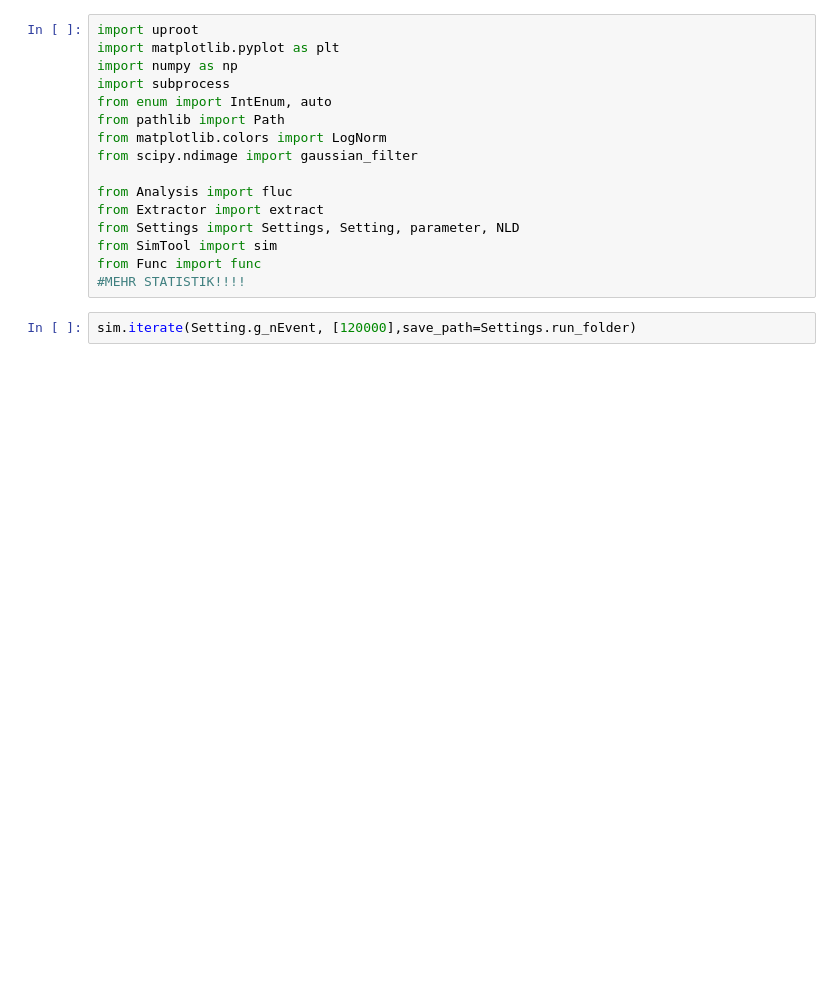
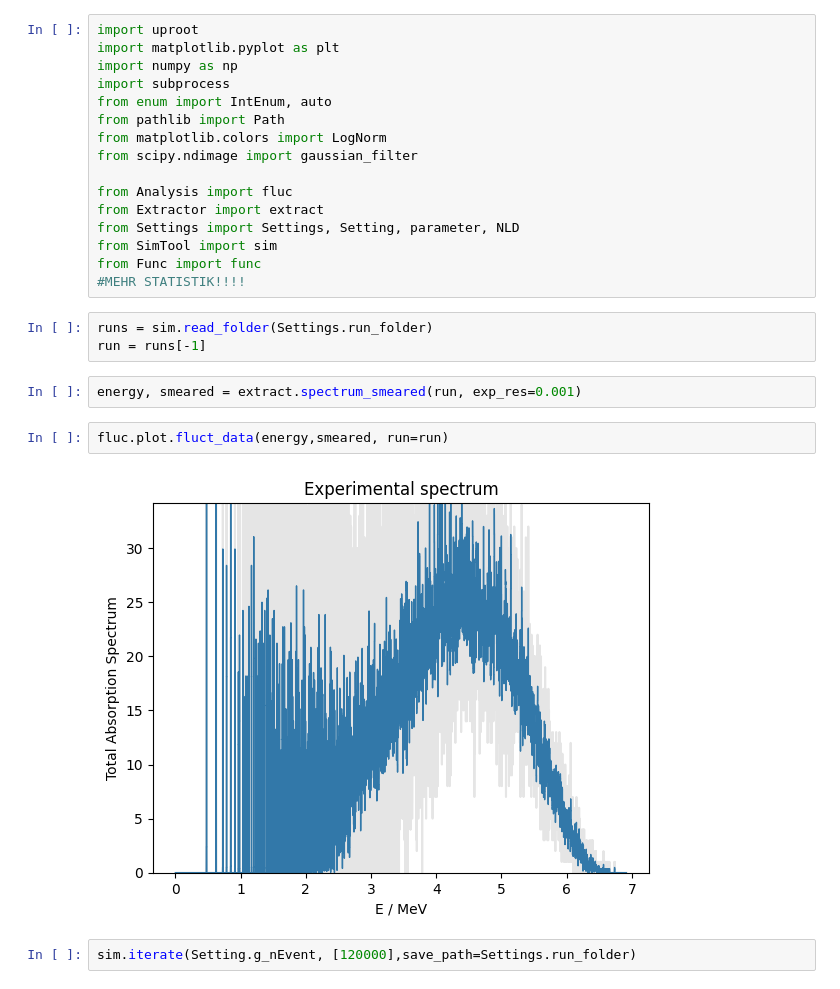
Before and after one commit to CauchyApprentice/Fluctuation-Analysis, a Jupyter notebook: main.ipynb, the cells around one changed output. Saved outputs shown, nothing was run; the diff lists cells and outputs as text; blank space fills up the shorter version.

Commit message:
rewriting plot methods

```diff
--- a/main.ipynb
+++ b/main.ipynb
@@ -14,6 +14,15 @@ from Settings import Settings, Setting, parameter, NLD
 from SimTool import sim
 from Func import func
 #MEHR STATISTIK!!!!
+# %%
+runs = sim.read_folder(Settings.run_folder)
+run = runs[-1]
+# %%
+energy, smeared = extract.spectrum_smeared(run, exp_res=0.001)
+# %%
+fluc.plot.fluct_data(energy,smeared, run=run)
+# %% [output]
+[figure, added]
 # %%
 sim.iterate(Setting.g_nEvent, [120000],save_path=Settings.run_folder)
 # %% [output]
```
Also changed, not shown: 2 other files.
